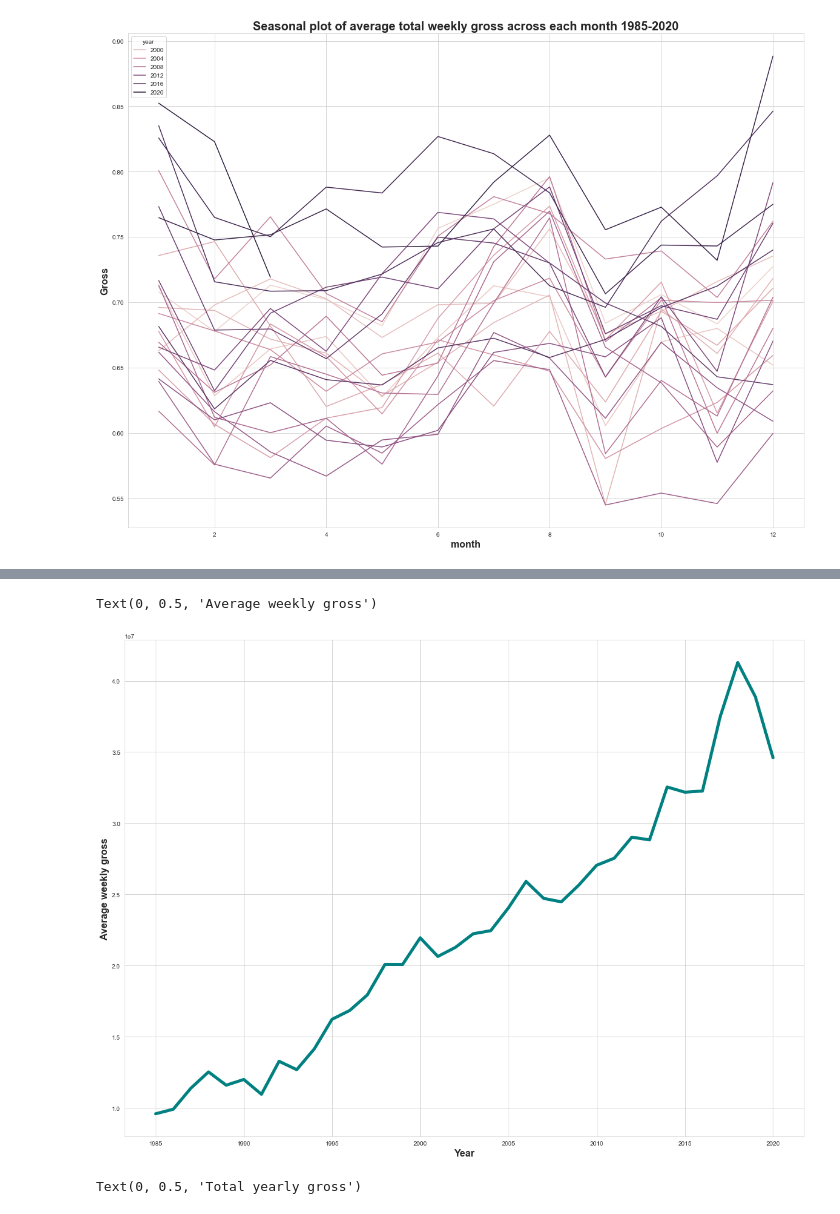
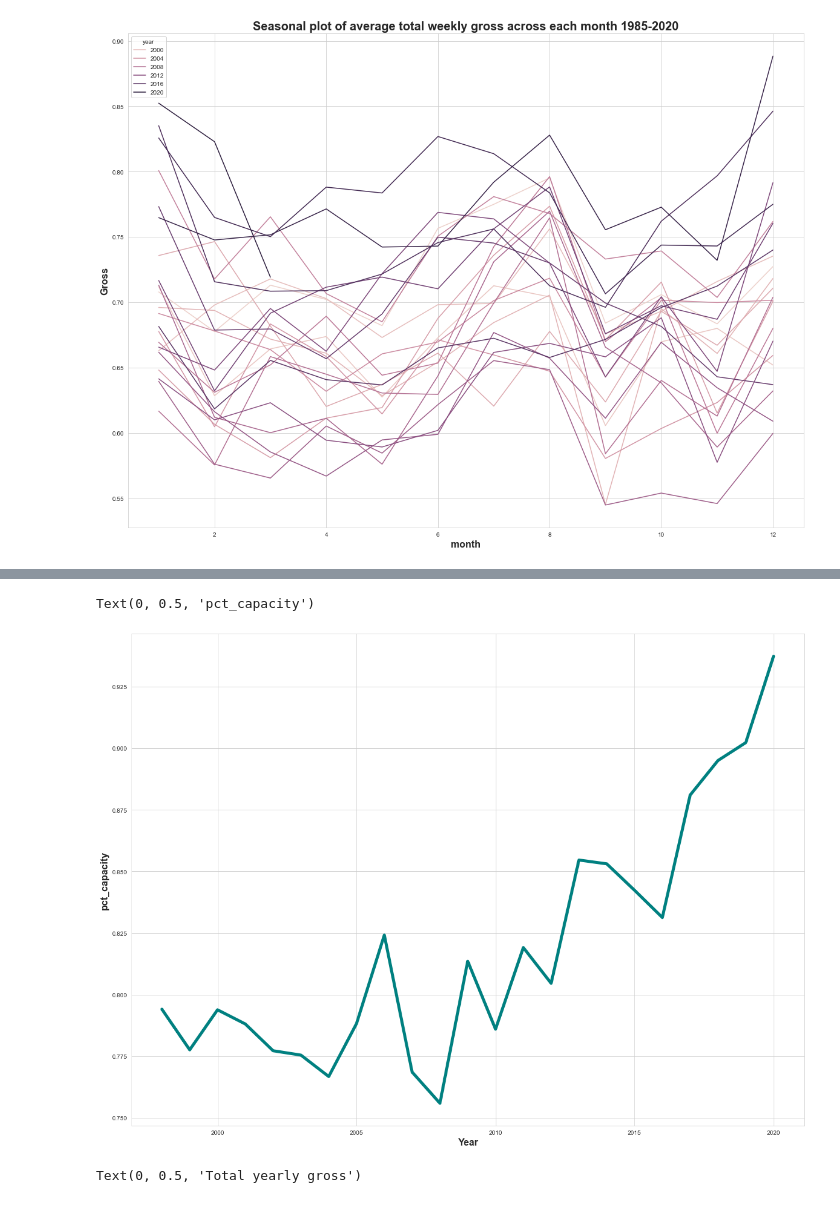
Before and after one commit to PSha98/Forecasting-broadway-sales, a Jupyter notebook: Visualization_Explorations.ipynb, the cells around one changed output, grey strips where cells are left out. Drawn from its saved outputs; the diff is of its cells as text; code cells hidden in the pictures.

```diff
--- a/Visualization_Explorations.ipynb
+++ b/Visualization_Explorations.ipynb
@@ -140,14 +148,14 @@ Text(0, 0.5, 'Gross Ratio')
 # %%
 #group by month and plot from 1985 to 2022
 fig, ax = plt.subplots(figsize=(20,15))
-df = gross_data[['weekly_gross_overall','year','month','week_number']]
+df = gross_data[['pct_capacity','year','month','week_number']]
 df2 = df.groupby(['year']).mean().reset_index()
-sns.lineplot(x=df2['year'],y=df2['weekly_gross_overall'],color="teal",linewidth="5")
+sns.lineplot(x=df2['year'],y=df2['pct_capacity'],color="teal",linewidth="5")
 ax.set_xlabel('Year', fontsize = 16, fontdict=dict(weight='bold'))
-ax.set_ylabel('Average weekly gross', fontsize = 16, fontdict=dict(weight='bold'))
+ax.set_ylabel('pct_capacity', fontsize = 16, fontdict=dict(weight='bold'))
 # %% [output]
-Text(0, 0.5, 'Average weekly gross')
+Text(0, 0.5, 'pct_capacity')
-[figure, old version]
+[figure, new version]
 # %%
 fig, ax = plt.subplots(figsize=(20,15))
 df = gross_data[['weekly_gross_overall','year','month','week_number']]
```
Also changed, not shown: parts of 3 cells of this notebook.
